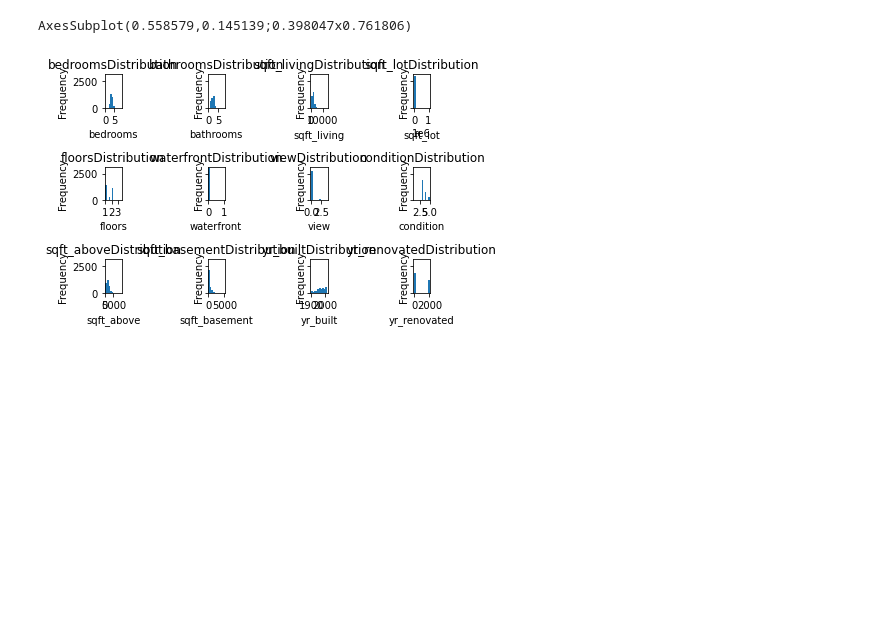
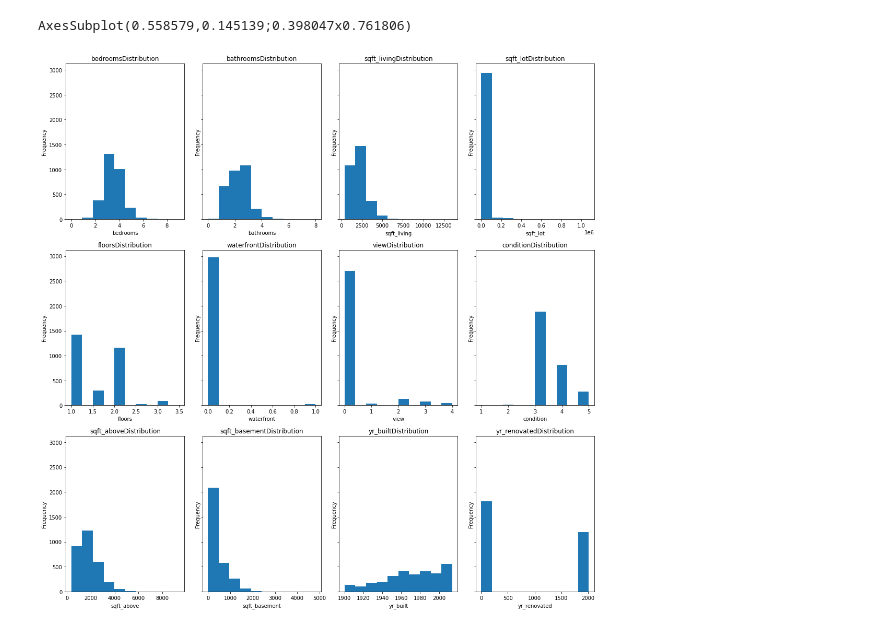
Before and after one commit to rajadevineni/House_Price_Prediction, a Jupyter notebook: KNN_regressor.ipynb, the cells around one changed output. Cells and saved outputs as stored; diff of their text form; code cells hidden in the pictures; blank space fills up the shorter version.

```diff
--- a/KNN_regressor.ipynb
+++ b/KNN_regressor.ipynb
@@ -98,12 +98,12 @@ print(axs[1])
 # %% [output]
 AxesSubplot(0.558579,0.145139;0.398047x0.761806)
 # %%
-fig, axs = plt.subplots(3, 4, sharey=True, tight_layout=True)
+fig, axs = plt.subplots(3, 4, sharey=True, tight_layout=True, figsize=(15,15))
 axs = axs.ravel()
 for i in range(12):
     axs[i].hist(X[cont_feat[i]])
     axs[i].set_title(str(cont_feat[i])+ "Distribution")
     axs[i].set_xlabel(cont_feat[i])
     axs[i].set_ylabel('Frequency')
 # %% [output]
-[figure, old version]
+[figure, new version]
```
